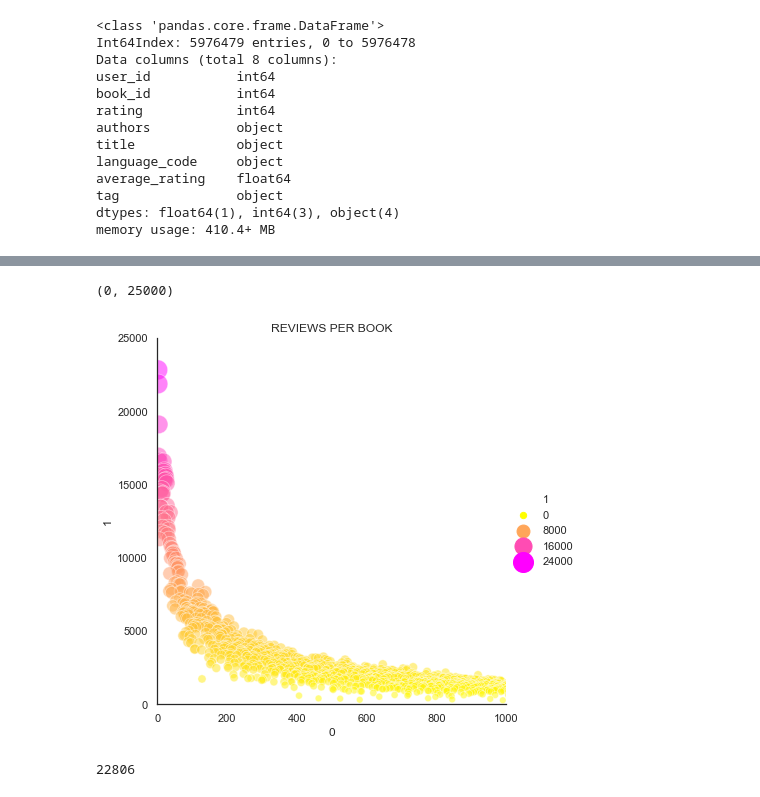
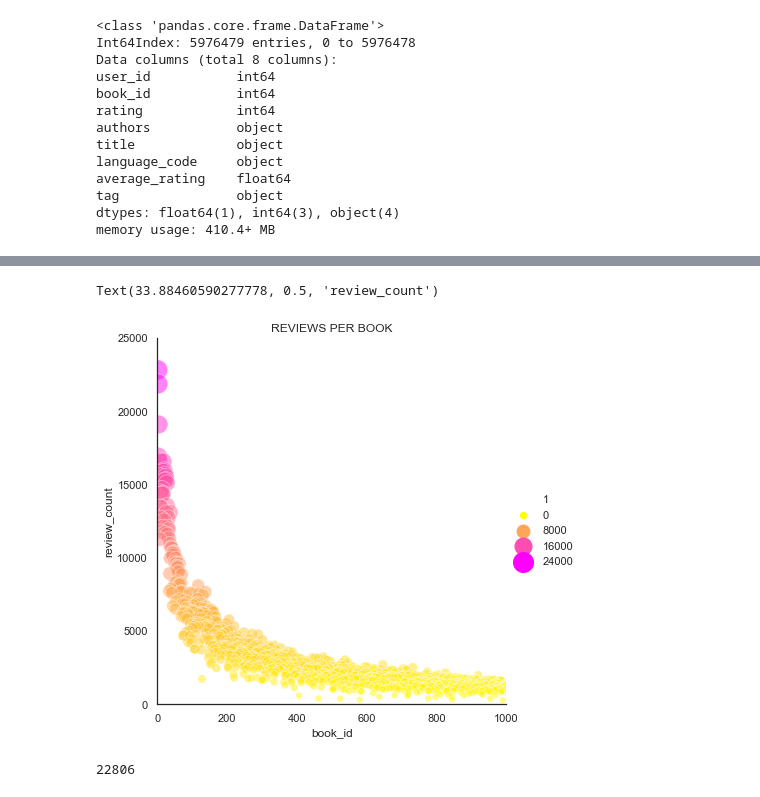
Before and after one commit to erikajane/Book_Recommendation_System_Project, a Jupyter notebook: Data Preprocessing & EDA.ipynb, the cells around one changed output, grey strips where cells are left out. Drawn from its saved outputs; the diff is of its cells as text; code cells hidden in the pictures.

```diff
--- a/Data Preprocessing & EDA.ipynb
+++ b/Data Preprocessing & EDA.ipynb
@@ -175,22 +177,24 @@ Counter({4: 2139018, 5: 1983093, 3: 1370916, 2: 359257, 1: 124195})
 # %%
 # View number of reviews per book
 
 count = df['book_id'].value_counts()
 tuples = [tuple((x, y)) for x, y in count.items()]
 tup_df = pd.DataFrame(tuples)
 
 sns.set(style="white")
 ax = sns.relplot(x=0, y=1, size=1,
             sizes=(40, 400), alpha=.5, palette='spring_r',
             height=6, data=tup_df, hue=1)
 
 axes = ax.axes.flatten()
 axes[0].set_title("REVIEWS PER BOOK")
 axes[0].set_xlim(0,1000)
 axes[0].set_ylim(0,25000)
+axes[0].set_xlabel("book_id")
+axes[0].set_ylabel("review_count")
 # %% [output]
-(0, 25000)
+Text(33.88460590277778, 0.5, 'review_count')
-[figure, old version]
+[figure, new version]
 # %%
 df['book_id'].value_counts().max() # Most reviewed book (book id =1)
 # %% [output]
```
Also changed, not shown: parts of 5 cells of this notebook, 7 other files.
